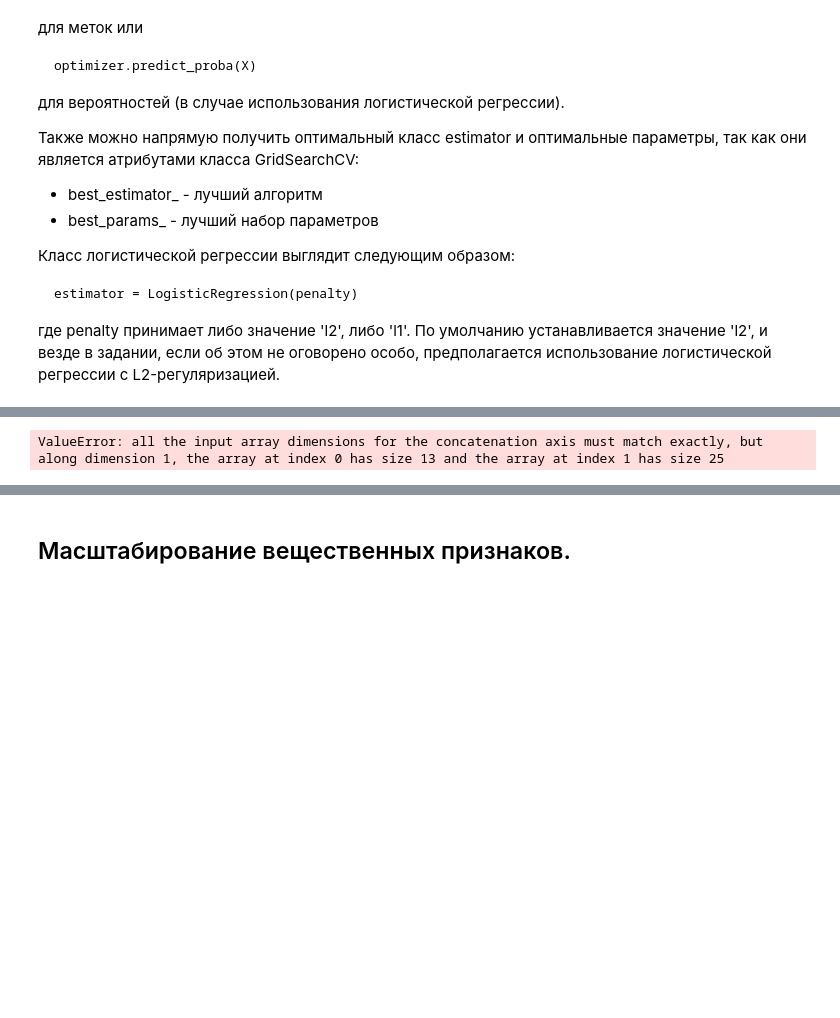
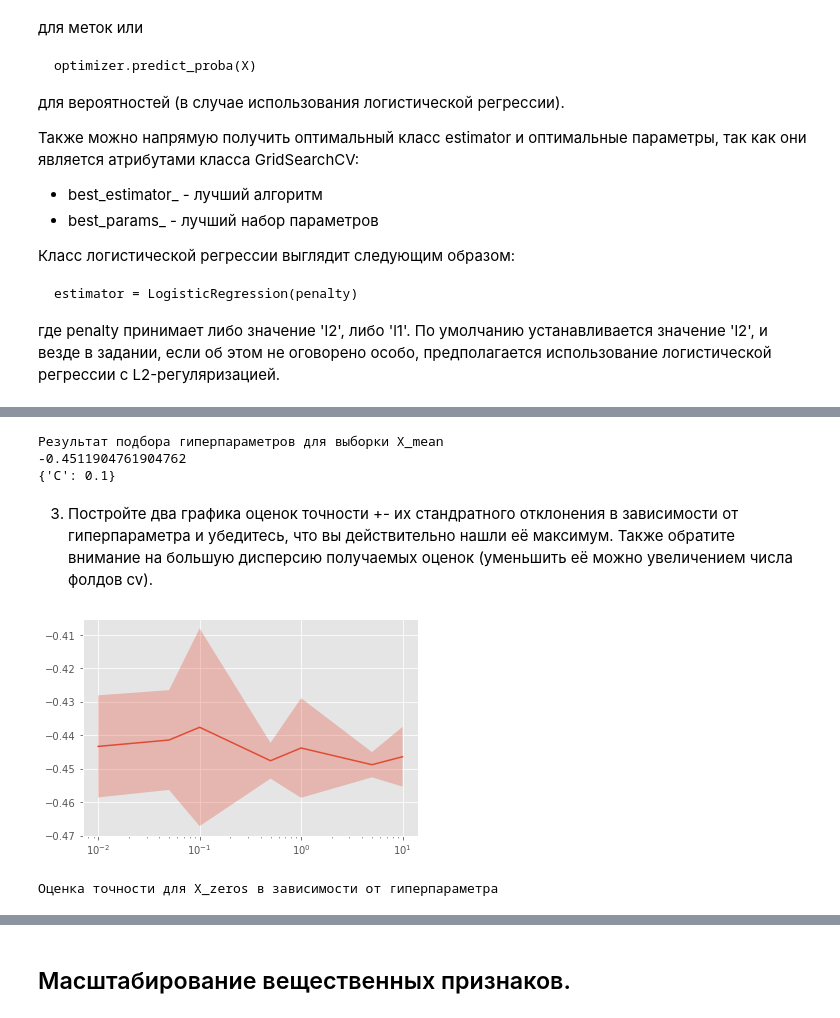
Before and after one commit to daria-popova/coursera_ML, a Jupyter notebook: week2-3/task1_Preprocessing_LR_Coursera.ipynb, the cells around one changed output, grey strips where cells are left out. Saved outputs shown, nothing was run; the diff lists cells and outputs as text; code cells hidden in the pictures; blank space fills up the shorter version.

Commit message:
week 2-3 regression task process

```diff
--- a/week2-3/task1_Preprocessing_LR_Coursera.ipynb
+++ b/week2-3/task1_Preprocessing_LR_Coursera.ipynb
@@ -330,0 +351,8 @@ from sklearn.model_selection import train_test_split
+# %%
+#объединение выборок с вещественными и категориальнми признаками
+
+X_zero_train = np.hstack((X_train_real_zeros, X_train_cat_oh))
+X_mean_train = np.hstack((X_train_real_mean, X_train_cat_oh))
+
+X_zero_test= np.hstack((X_test_real_zeros, X_test_cat_oh))
+X_mean_test = np.hstack((X_test_real_mean, X_test_cat_oh))
@@ -330,0 +361,10 @@ from sklearn.model_selection import train_test_split
+# %%
+%%time
+#обучение по X_zero
+param_grid = {'C': [0.01, 0.05, 0.1, 0.5, 1, 5, 10]}
+cv = 3
+
+regressor_zero = LogisticRegression(random_state = 1)
+
+grid_cv_zeros = GridSearchCV(regressor_zero, param_grid, scoring = 'neg_mean_absolute_error', cv = 4)
+grid_cv_zeros.fit(X_zero_train, y_train)
@@ -331,29 +398,28 @@ from sklearn.model_selection import train_test_split
+# %%
+print("Результат подбора гиперпараметров для выборки X_mean")
+print(grid_cv_mean.best_score_)
+print(grid_cv_mean.best_params_)
+# %% [output]
+Результат подбора гиперпараметров для выборки X_mean
+-0.4511904761904762
+{'C': 0.1}
+# %% [markdown]
+3. Постройте два графика оценок точности +- их стандратного отклонения в зависимости от гиперпараметра и убедитесь, что вы действительно нашли её максимум. Также обратите внимание на большую дисперсию получаемых оценок (уменьшить её можно увеличением числа фолдов cv).
 # %%
-from sklearn.linear_model import LogisticRegression
-from sklearn.model_selection import GridSearchCV
-from sklearn.metrics import roc_auc_score
-
 def plot_scores(optimizer):
     scores=[]
     for i in range(len(optimizer.cv_results_['params'])):
         scores.append([optimizer.cv_results_['params'][i]['C'],
                 optimizer.cv_results_['mean_test_score'][i],
                 optimizer.cv_results_['std_test_score'][i]])
     scores = np.array(scores)
     plt.semilogx(scores[:,0], scores[:,1])
     plt.fill_between(scores[:,0], scores[:,1]-scores[:,2],
                                   scores[:,1]+scores[:,2], alpha=0.3)
     plt.show()
 
-def write_answer_1(auc_1, auc_2):
-    auc = (auc_1 + auc_2)/2
-    with open("preprocessing_lr_answer1.txt", "w") as fout:
-        fout.write(str(auc))
-
-param_grid = {'C': [0.01, 0.05, 0.1, 0.5, 1, 5, 10]}
-cv = 3
-
-l = np.vstack((X_real_zeros, X_cat))
-print((l[0]))
+plot_scores(grid_cv_zeros)
+print("Оценка точности для X_zeros в зависимости от гиперпараметра")
 # %% [output]
+[figure, added]
-ValueError: all the input array dimensions for the concatenation axis must match exactly, but along dimension 1, the array at index 0 has size 13 and the array at index 1 has size 25
+Оценка точности для X_zeros в зависимости от гиперпараметра
```
Also changed, not shown: parts of 18 cells of this notebook, 3 other files.
